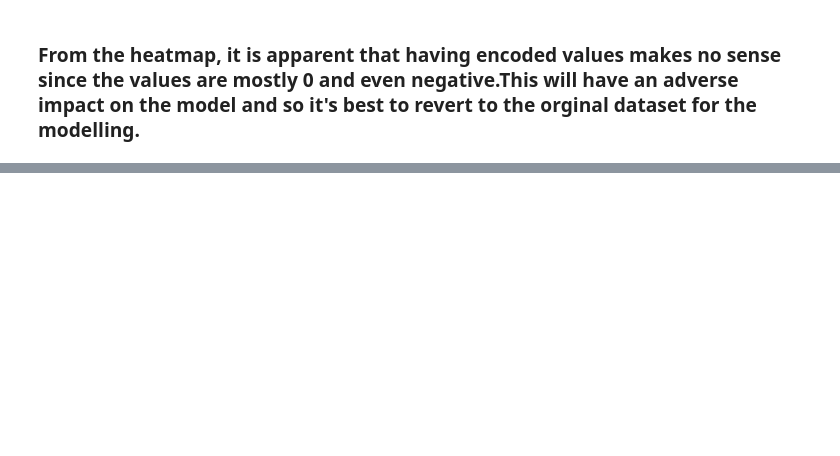
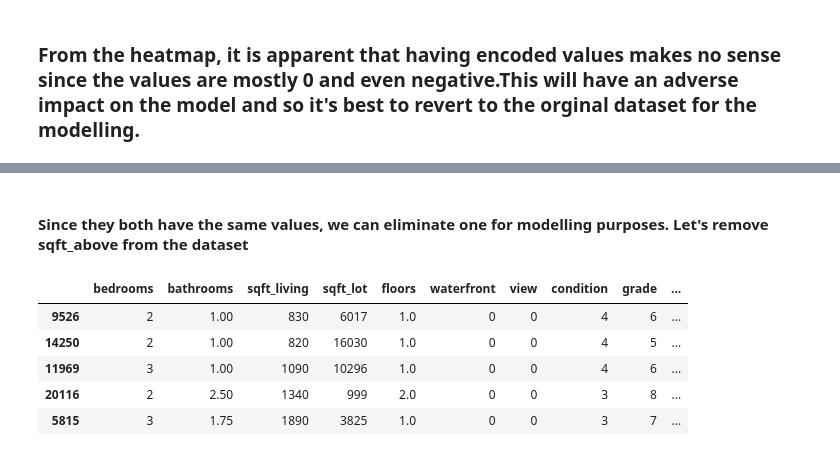
Before and after one commit to rahulakrish/linear_regression, a Jupyter notebook: phase2_project.ipynb, the cells around one changed output, grey strips where cells are left out. Cells and saved outputs as stored; diff of their text form; code cells hidden in the pictures; blank space fills up the shorter version.

```diff
--- a/phase2_project.ipynb
+++ b/phase2_project.ipynb
@@ -407,0 +460,14 @@ X.head()
+# %% [markdown]
+#### Since they both have the same values, we can eliminate one for modelling purposes. Let's remove sqft_above from the dataset
+# %%
+X_train.drop('sqft_above',axis=1,inplace=True)
+X_test.drop('sqft_above',axis=1,inplace=True)
+# %%
+X_train.head()
+# %% [output]
+|  | bedrooms | bathrooms | sqft_living | sqft_lot | floors | waterfront | view | condition | grade | ... |
+| 9526 | 2 | 1.00 | 830 | 6017 | 1.0 | 0 | 0 | 4 | 6 | ... |
+| 14250 | 2 | 1.00 | 820 | 16030 | 1.0 | 0 | 0 | 4 | 5 | ... |
+| 11969 | 3 | 1.00 | 1090 | 10296 | 1.0 | 0 | 0 | 4 | 6 | ... |
+| 20116 | 2 | 2.50 | 1340 | 999 | 2.0 | 0 | 0 | 3 | 8 | ... |
+| 5815 | 3 | 1.75 | 1890 | 3825 | 1.0 | 0 | 0 | 3 | 7 | ... |
```
Also changed, not shown: parts of 21 cells of this notebook.
